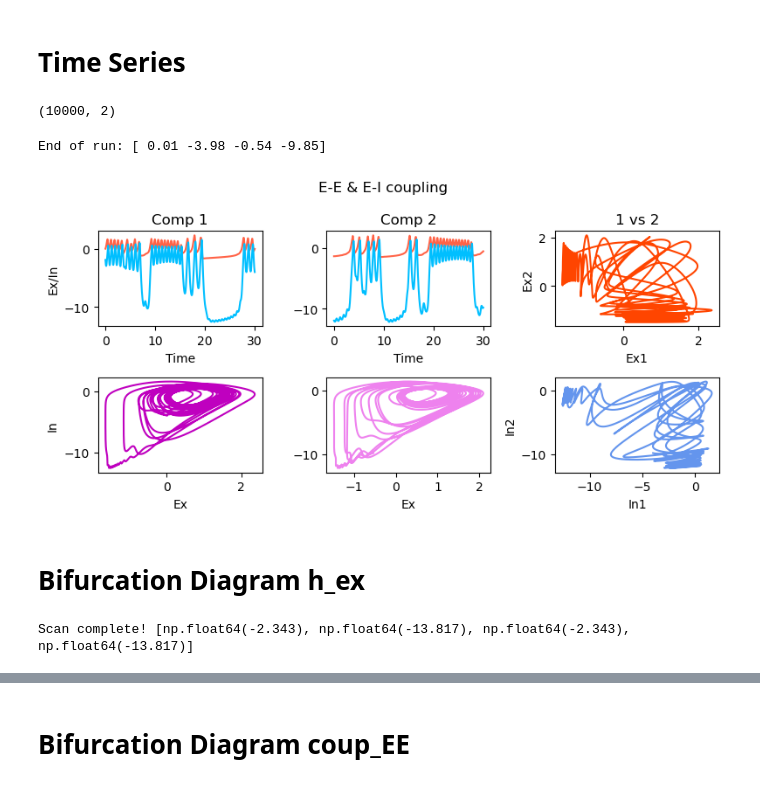
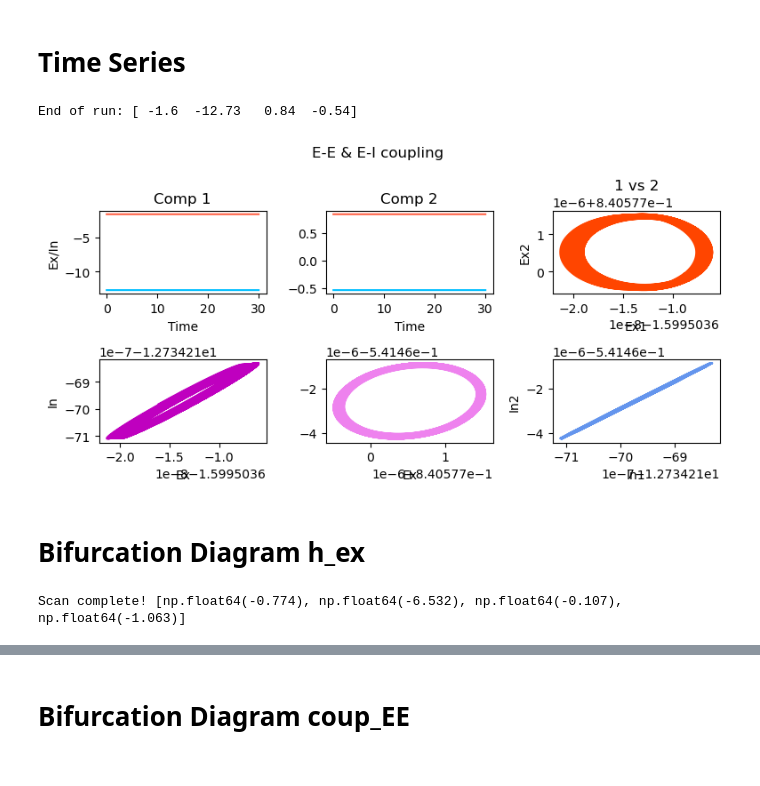
Before and after one commit to baierx/Turing-Transients, a Jupyter notebook: Code/2025.11.05_2Osc_nonlinear_stim.ipynb, the cells around one changed output, grey strips where cells are left out. Saved outputs shown, nothing was run; the diff lists cells and outputs as text; code cells hidden in the pictures.

```diff
--- a/Code/2025.11.05_2Osc_nonlinear_stim.ipynb
+++ b/Code/2025.11.05_2Osc_nonlinear_stim.ipynb
@@ -189,15 +189,11 @@ def plot_bifdiagram(results_min_f, results_max_f,
     return fig, ax
 # %% [markdown]
 # Time Series
-# %%
-y[:,[0, 2]].shape
-# %% [output]
-(10000, 2)
 # %%
 N = 2
 
 # Input parameter
-h_ex_0 = -7.0
+h_ex_0 = -7.06
 h_in_0 = -4.0
 
 # Oscillator parameters
@@ -262,42 +258,43 @@ ax[0, 2].set_ylabel('Ex2')
 ax[1, 2].set_xlabel('In1')
 ax[1, 2].set_ylabel('In2')
 
 ax[0, 0].set_title('Comp 1')
 ax[0, 1].set_title('Comp 2')
 ax[0, 2].set_title('1 vs 2')
 
 
 if frac_E > 0 and frac_I == 0:
 
     chars = 'E-E coupling'
     fig.suptitle(chars)
 
 elif frac_E == 0 and frac_I > 0:
 
     chars = 'E-I coupling'
     fig.suptitle(chars)
 
 elif frac_E > 0 and frac_I > 0:
 
     chars = 'E-E & E-I coupling'
     fig.suptitle(chars)
 
 else:
 
     chars = 'No coupling'
     fig.suptitle(chars)
 
 fig.tight_layout()
 # %% [output]
-End of run: [ 0.01 -3.98 -0.54 -9.85]
+End of run: [ -1.6  -12.73   0.84  -0.54]
-[figure, old version]
+[figure, new version]
 # %% [markdown]
 # Bifurcation Diagram h_ex
 # %%
 # Bifurcation parameter set
 steps = 20
 
-par_min, par_max = -6.6, -7.4
+par_min, par_max = -6.8, -7.2
+par_min, par_max = -7.2, -6.8
 
 par_set = linspace(par_min, par_max, steps)
 
@@ -376,7 +373,7 @@ print('')
 print('Scan complete!', list(around(y_pert[-1,:],3)))
 print('')
 # %% [output]
-Scan complete! [np.float64(-2.343), np.float64(-13.817), np.float64(-2.343), np.float64(-13.817)]
+Scan complete! [np.float64(-0.774), np.float64(-6.532), np.float64(-0.107), np.float64(-1.063)]
 # %%
 fig, ax = plot_bifdiagram(results_min_f, results_max_f, par_set)
 # %% [output]
```
Also changed, not shown: parts of 9 cells of this notebook, 2 other files.
